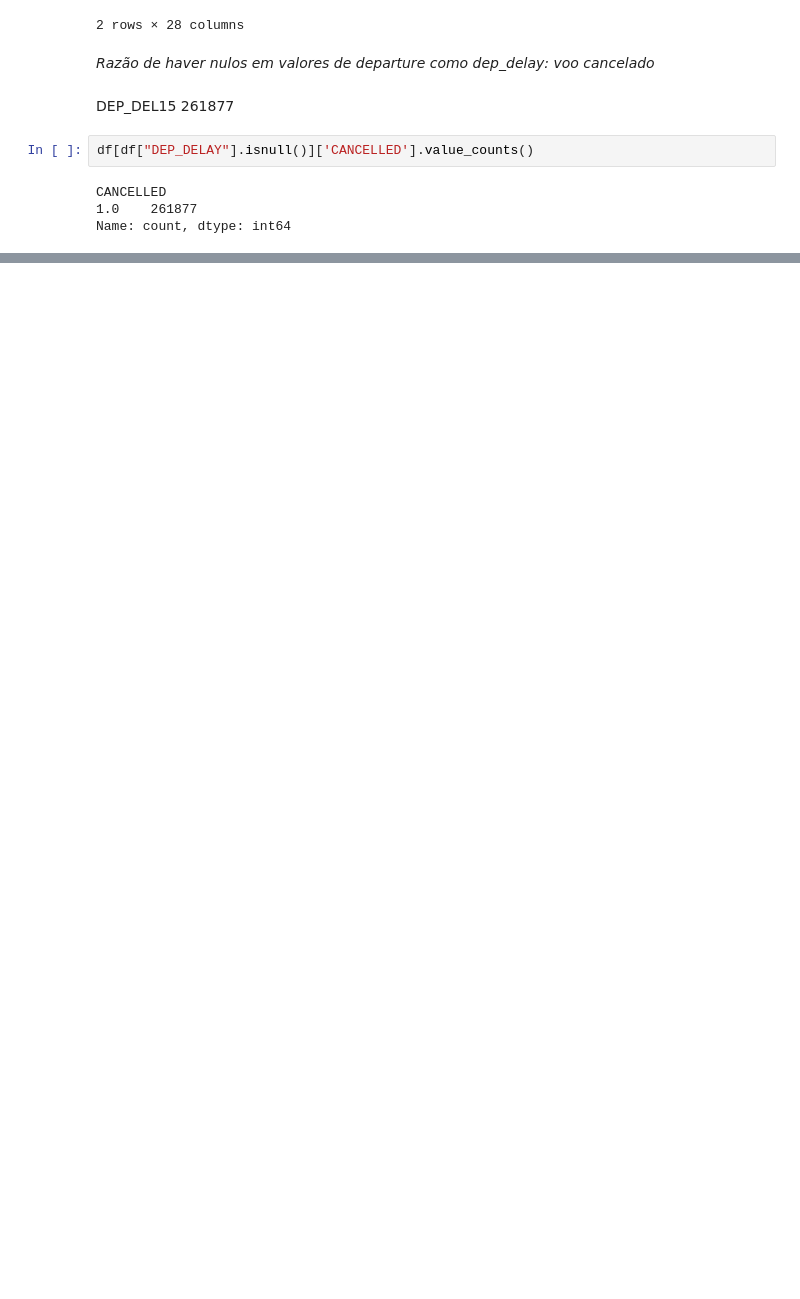
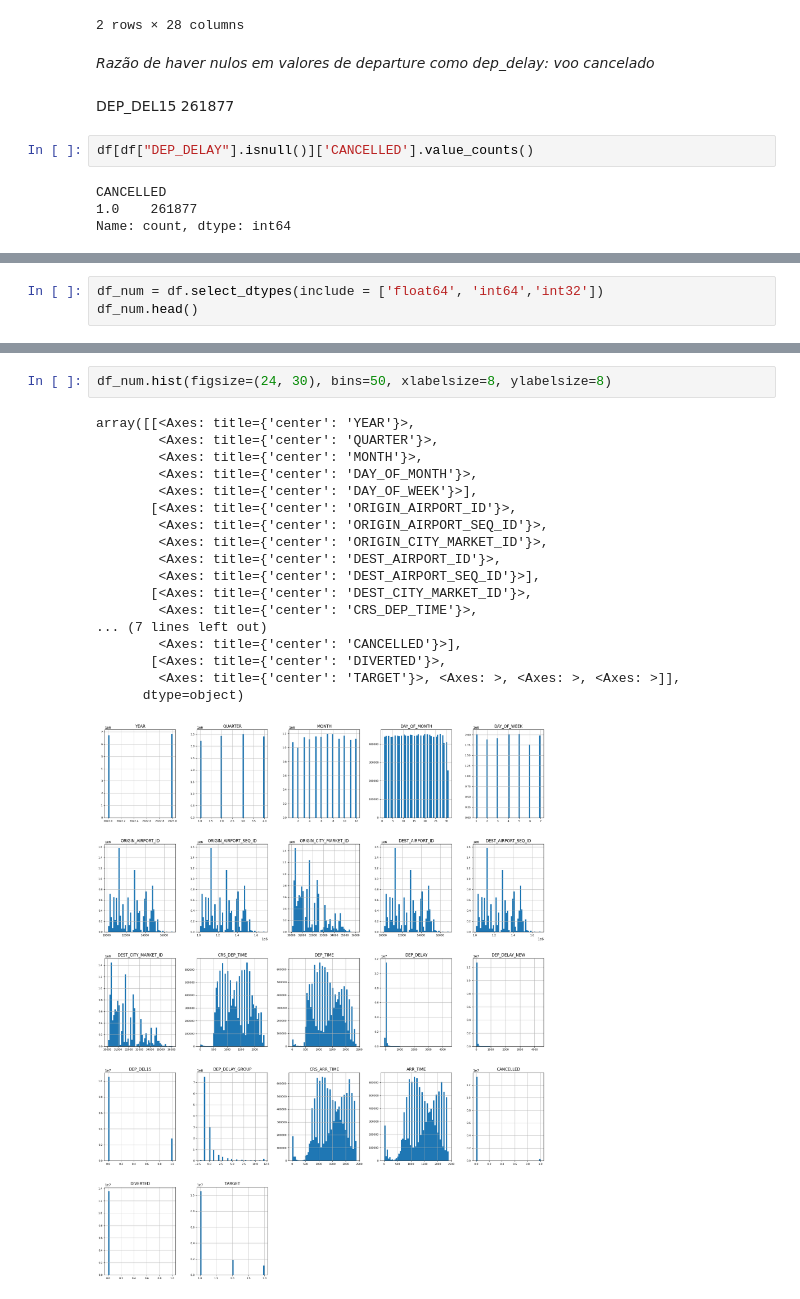
Before and after one commit to inesluis/LAIA_Project, a Jupyter notebook: dataset_analysis.ipynb, the cells around one changed output, grey strips where cells are left out. Drawn from its saved outputs; the diff is of its cells as text; blank space fills up the shorter version.

```diff
--- a/dataset_analysis.ipynb
+++ b/dataset_analysis.ipynb
@@ -476,0 +541,3 @@ Name: count, dtype: int64
+# %%
+df_num = df.select_dtypes(include = ['float64', 'int64','int32'])
+df_num.head()
@@ -476,0 +552,21 @@ Name: count, dtype: int64
+# %%
+df_num.hist(figsize=(24, 30), bins=50, xlabelsize=8, ylabelsize=8)
+# %% [output]
+array([[<Axes: title={'center': 'YEAR'}>,
+        <Axes: title={'center': 'QUARTER'}>,
+        <Axes: title={'center': 'MONTH'}>,
+        <Axes: title={'center': 'DAY_OF_MONTH'}>,
+        <Axes: title={'center': 'DAY_OF_WEEK'}>],
+       [<Axes: title={'center': 'ORIGIN_AIRPORT_ID'}>,
+        <Axes: title={'center': 'ORIGIN_AIRPORT_SEQ_ID'}>,
+        <Axes: title={'center': 'ORIGIN_CITY_MARKET_ID'}>,
+        <Axes: title={'center': 'DEST_AIRPORT_ID'}>,
+        <Axes: title={'center': 'DEST_AIRPORT_SEQ_ID'}>],
+       [<Axes: title={'center': 'DEST_CITY_MARKET_ID'}>,
+        <Axes: title={'center': 'CRS_DEP_TIME'}>,
+... (7 lines left out)
+        <Axes: title={'center': 'CANCELLED'}>],
+       [<Axes: title={'center': 'DIVERTED'}>,
+        <Axes: title={'center': 'TARGET'}>, <Axes: >, <Axes: >, <Axes: >]],
+      dtype=object)
+[figure, added]
```
Also changed, not shown: parts of 21 cells of this notebook.
